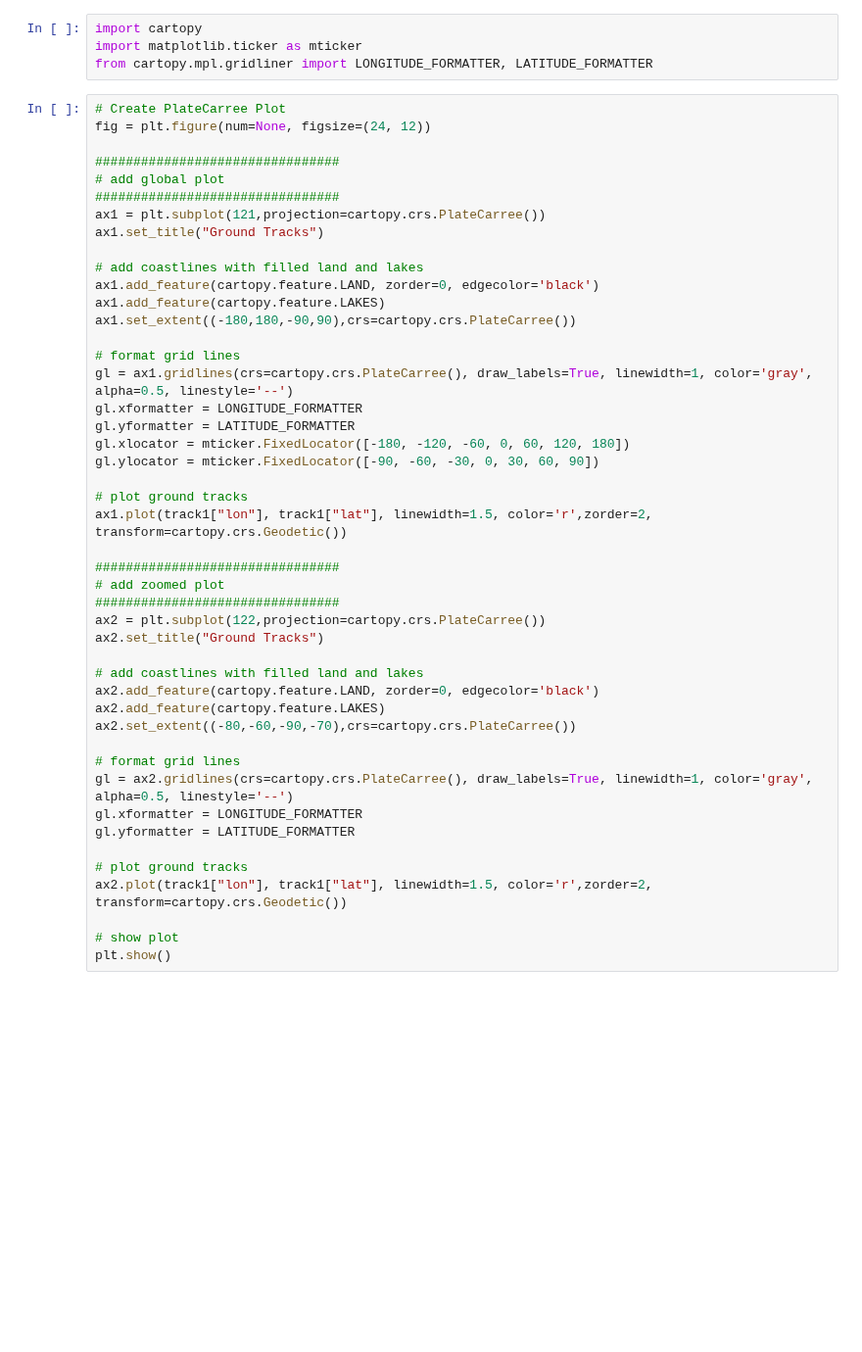
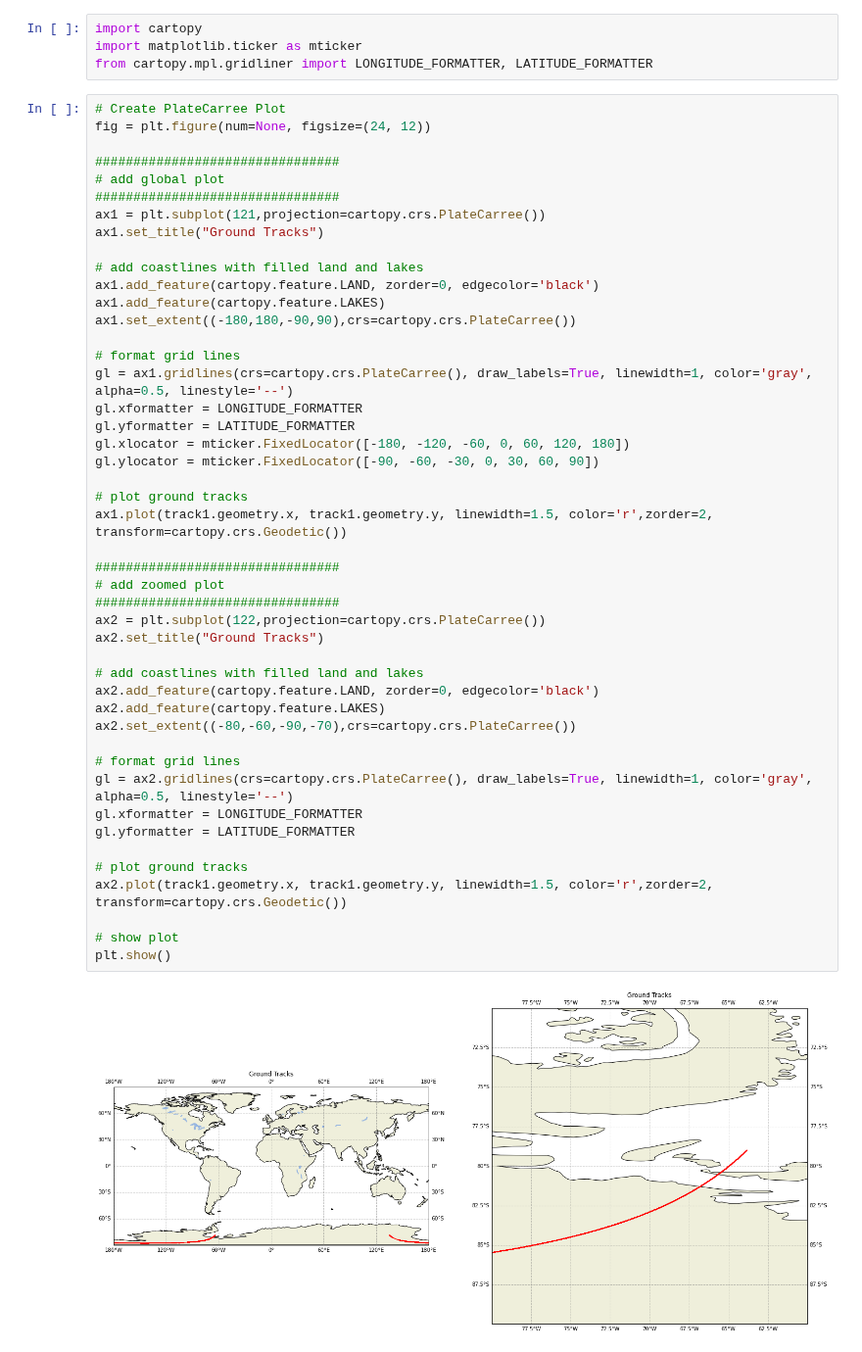
Before and after one commit to SlideRuleEarth/sliderule-python, a Jupyter notebook: examples/single_track_demo.ipynb, the cells around one changed output. Shown at 98% size. Drawn from its saved outputs; the diff is of its cells as text; blank space fills up the shorter version.

```diff
--- a/examples/single_track_demo.ipynb
+++ b/examples/single_track_demo.ipynb
@@ -167,35 +144,37 @@ ax1.set_extent((-180,180,-90,90),crs=cartopy.crs.PlateCarree())
 
 # format grid lines
 gl = ax1.gridlines(crs=cartopy.crs.PlateCarree(), draw_labels=True, linewidth=1, color='gray', alpha=0.5, linestyle='--')
 gl.xformatter = LONGITUDE_FORMATTER
 gl.yformatter = LATITUDE_FORMATTER
 gl.xlocator = mticker.FixedLocator([-180, -120, -60, 0, 60, 120, 180])
 gl.ylocator = mticker.FixedLocator([-90, -60, -30, 0, 30, 60, 90])
 
 # plot ground tracks
-ax1.plot(track1["lon"], track1["lat"], linewidth=1.5, color='r',zorder=2, transform=cartopy.crs.Geodetic())
+ax1.plot(track1.geometry.x, track1.geometry.y, linewidth=1.5, color='r',zorder=2, transform=cartopy.crs.Geodetic())
 
 ################################
 # add zoomed plot
 ################################
 ax2 = plt.subplot(122,projection=cartopy.crs.PlateCarree())
 ax2.set_title("Ground Tracks")
 
 # add coastlines with filled land and lakes
 ax2.add_feature(cartopy.feature.LAND, zorder=0, edgecolor='black')
 ax2.add_feature(cartopy.feature.LAKES)
 ax2.set_extent((-80,-60,-90,-70),crs=cartopy.crs.PlateCarree())
 
 # format grid lines
 gl = ax2.gridlines(crs=cartopy.crs.PlateCarree(), draw_labels=True, linewidth=1, color='gray', alpha=0.5, linestyle='--')
 gl.xformatter = LONGITUDE_FORMATTER
 gl.yformatter = LATITUDE_FORMATTER
 
 # plot ground tracks
-ax2.plot(track1["lon"], track1["lat"], linewidth=1.5, color='r',zorder=2, transform=cartopy.crs.Geodetic())
+ax2.plot(track1.geometry.x, track1.geometry.y, linewidth=1.5, color='r',zorder=2, transform=cartopy.crs.Geodetic())
 
 # show plot
 plt.show()
+# %% [output]
+[figure, added]
 # %%
 # Select Projection
 #p = cartopy.crs.PlateCarree()
```
Also changed, not shown: parts of 8 cells of this notebook, 3 other files.
